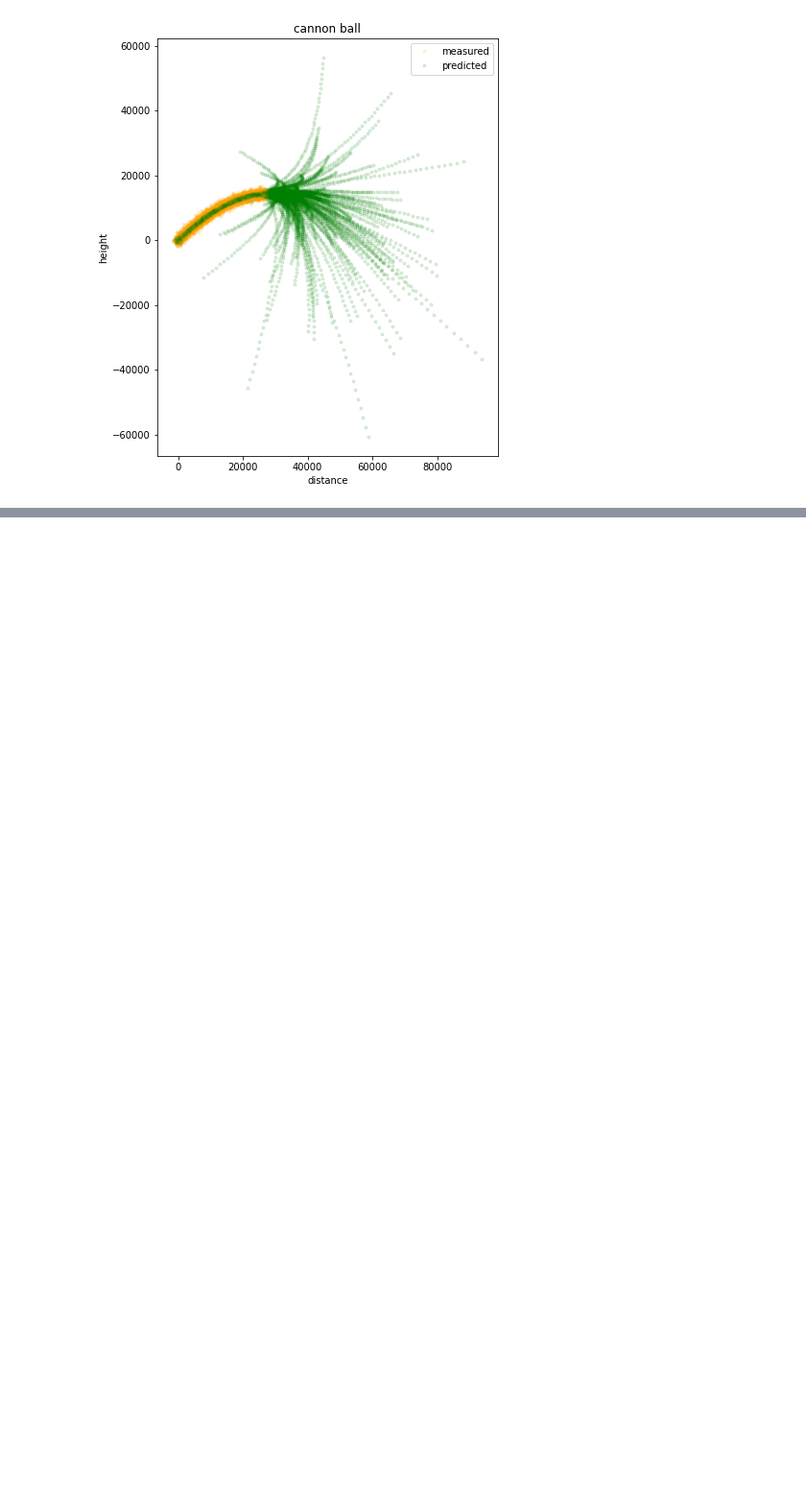
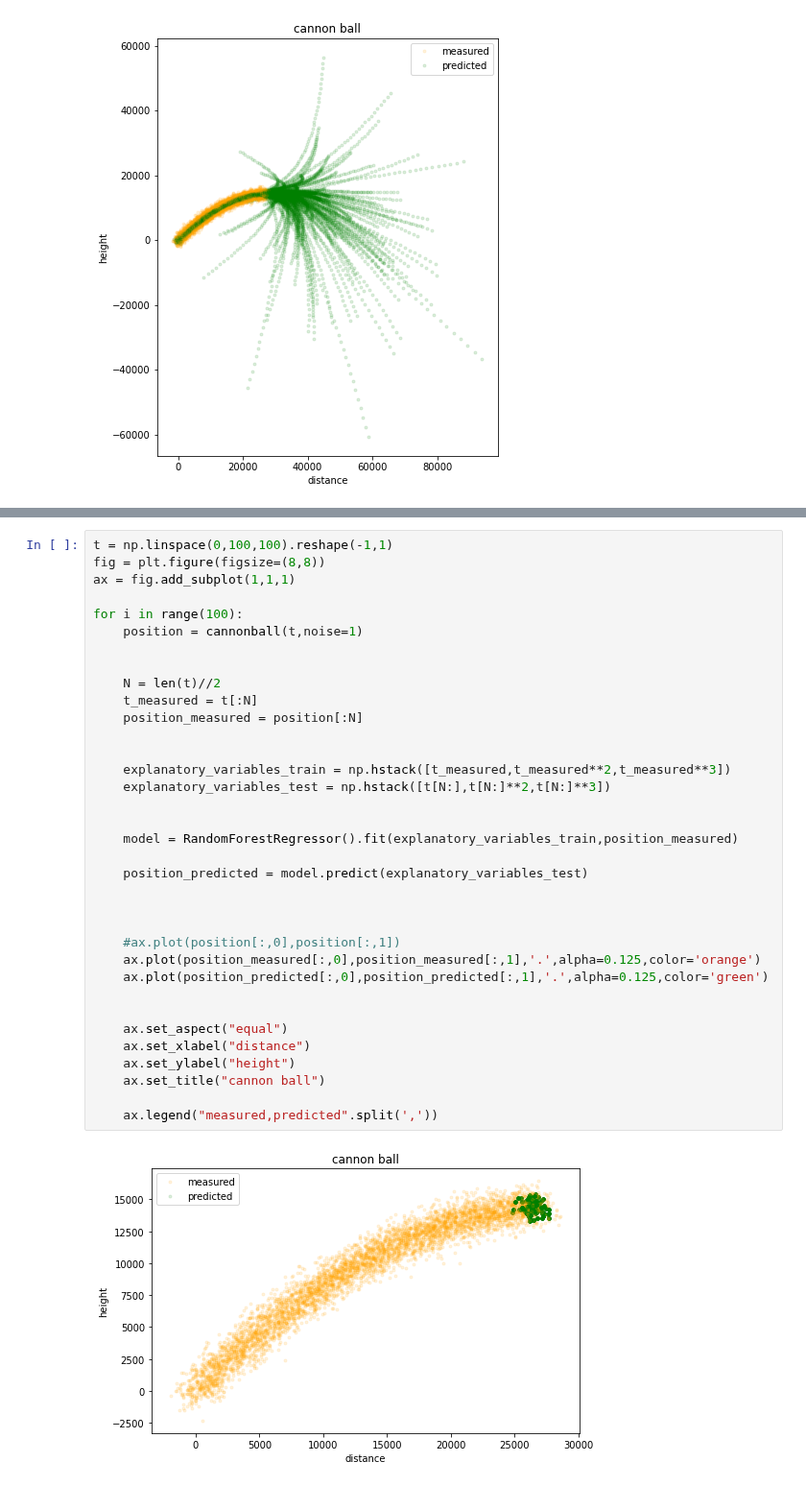
Before and after one commit to jpbm/probabilism, a Jupyter notebook: Dynamical Systems - Fitting Very Easy Dynamics.ipynb, the cells around one changed output, grey strips where cells are left out. Shown at 96% size. Cells and saved outputs as stored; diff of their text form; blank space fills up the shorter version.

```diff
--- a/Dynamical Systems - Fitting Very Easy Dynamics.ipynb
+++ b/Dynamical Systems - Fitting Very Easy Dynamics.ipynb
@@ -134,0 +187,37 @@ for i in range(100):
+# %%
+t = np.linspace(0,100,100).reshape(-1,1)
+fig = plt.figure(figsize=(8,8))
+ax = fig.add_subplot(1,1,1)
+
+for i in range(100):
+    position = cannonball(t,noise=1)
+
+
+    N = len(t)//2
+    t_measured = t[:N]
+    position_measured = position[:N]
+
+
+    explanatory_variables_train = np.hstack([t_measured,t_measured**2,t_measured**3])
+    explanatory_variables_test = np.hstack([t[N:],t[N:]**2,t[N:]**3])
+
+
+    model = RandomForestRegressor().fit(explanatory_variables_train,position_measured)
+
+    position_predicted = model.predict(explanatory_variables_test)
+
+
+
+    #ax.plot(position[:,0],position[:,1])
+    ax.plot(position_measured[:,0],position_measured[:,1],'.',alpha=0.125,color='orange')
+    ax.plot(position_predicted[:,0],position_predicted[:,1],'.',alpha=0.125,color='green')
+
+
+    ax.set_aspect("equal")
+    ax.set_xlabel("distance")
+    ax.set_ylabel("height")
+    ax.set_title("cannon ball")
+
+    ax.legend("measured,predicted".split(','))
+# %% [output]
+[figure, added]
```
Also changed, not shown: parts of 2 cells of this notebook.
